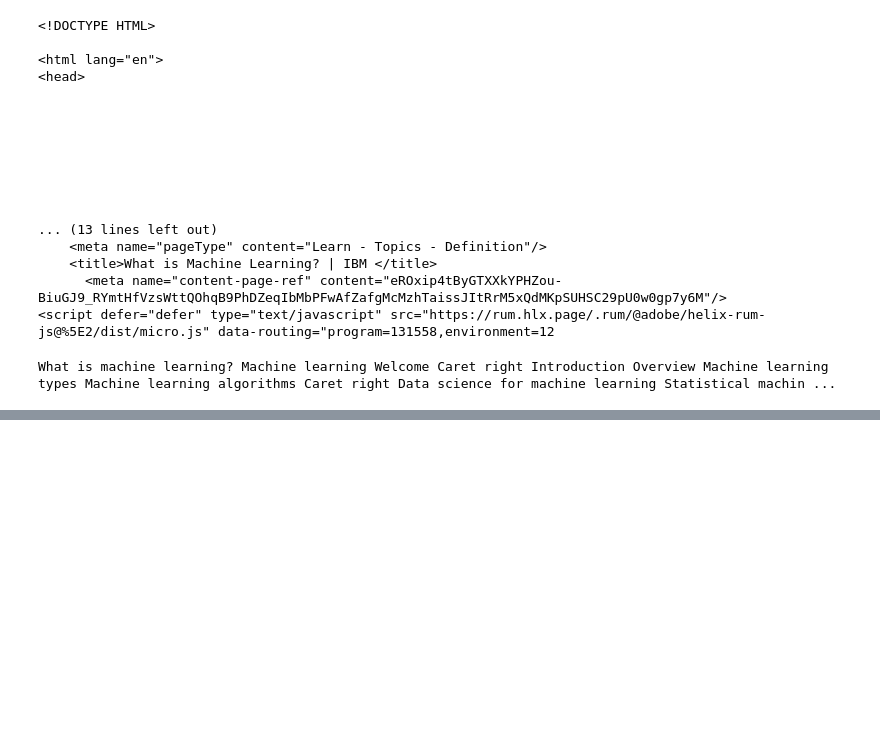
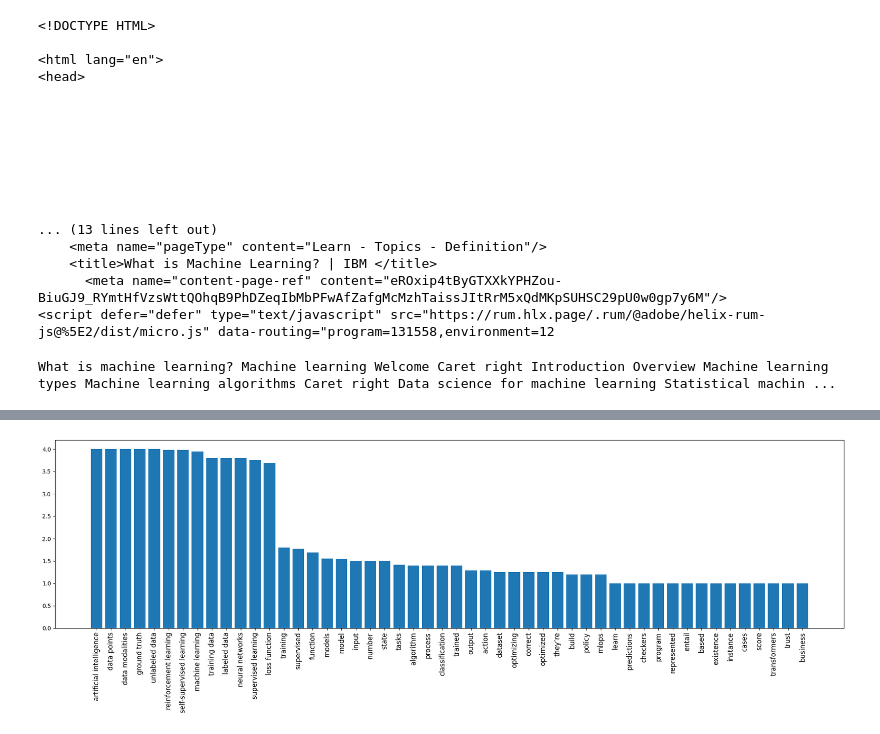
Before and after one commit to bakenova/Find-out-related-concepts-for-the-Machine-Learning---Generate-Image, a Jupyter notebook: TextConceptsML.ipynb, the cells around one changed output, grey strips where cells are left out. Cells and saved outputs as stored; diff of their text form; code cells hidden in the pictures; blank space fills up the shorter version.

```diff
--- a/TextConceptsML.ipynb
+++ b/TextConceptsML.ipynb
@@ -75,3 +76,7 @@ else:
   print(text[:1000])
 # %% [output]
 What is machine learning? Machine learning Welcome Caret right Introduction Overview Machine learning types Machine learning algorithms Caret right Data science for machine learning Statistical machin ...
+# %%
+extractor = Rake(max_words=2, min_freq=3, min_chars=5)
+res = extractor.apply(text)
+res
@@ -77,0 +101,15 @@ What is machine learning? Machine learning Welcome Caret right Introduction Over
+# %%
+def plot(pair_list):
+  k,v = zip(*pair_list)
+
+  num_categories = len(pair_list)
+  width = max(10, num_categories * 0.5)
+  plt.figure(figsize = (width, 6))
+
+  plt.bar(range(len(pair_list)), v)
+  plt.xticks(range(len(k)), k, rotation = 'vertical', fontsize = 12)
+  plt.show()
+
+plot(res)
+# %% [output]
+[figure, added]
```
Also changed, not shown: parts of 6 cells of this notebook.
